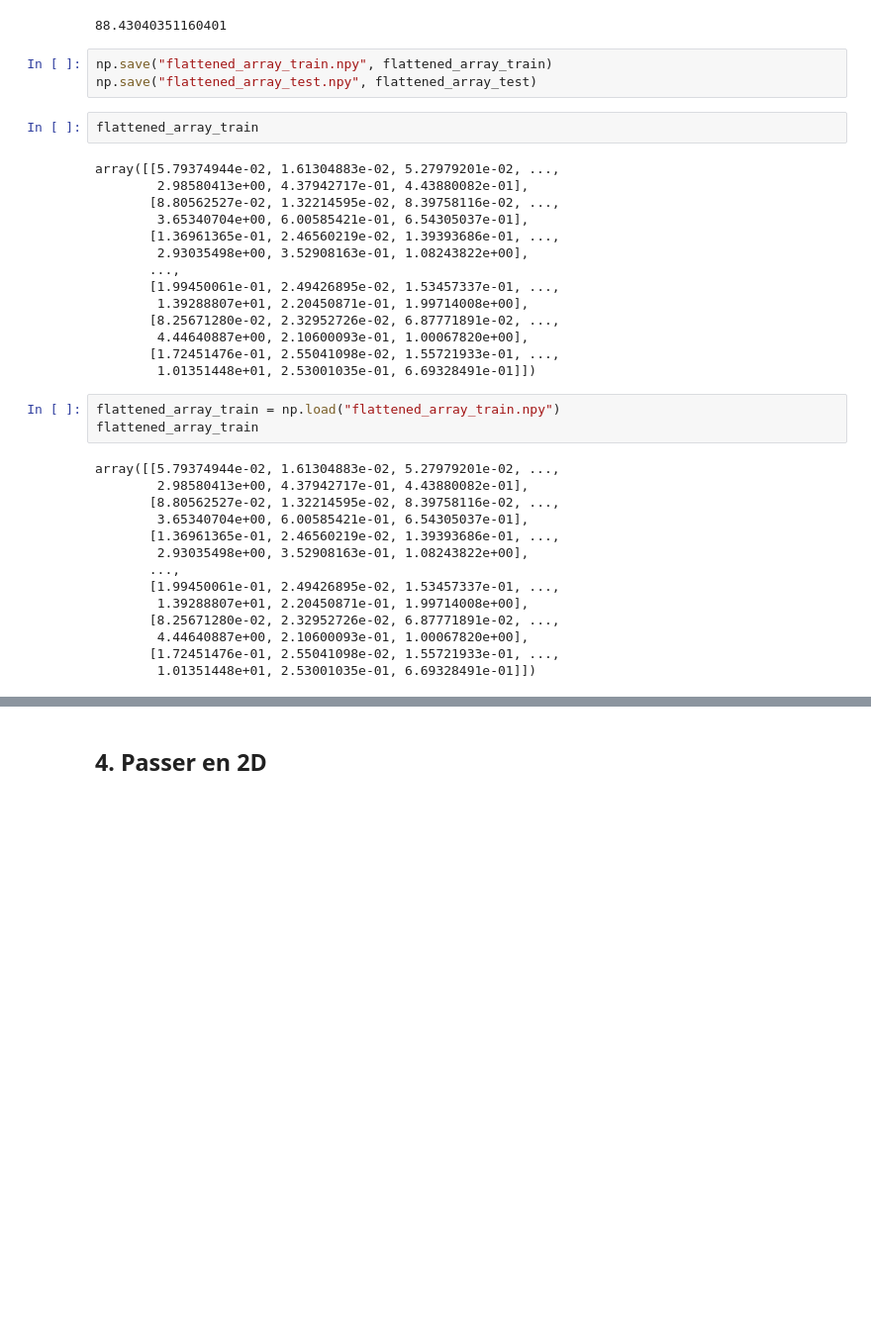
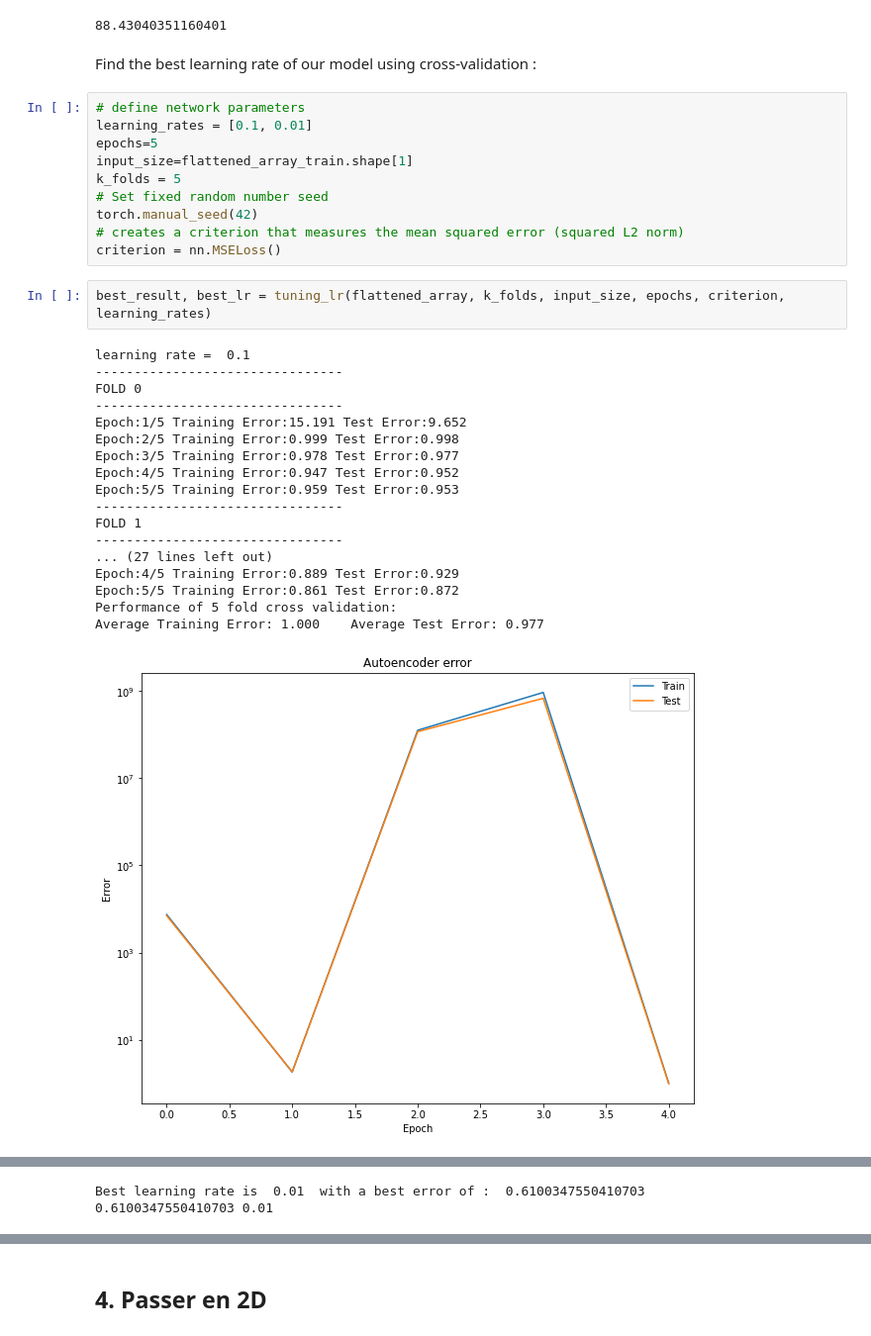
Before and after one commit to CS-433/ml-project-2-thevipers2, a Jupyter notebook: main.ipynb, the cells around one changed output, grey strips where cells are left out. Shown at 99% size. Saved outputs shown, nothing was run; the diff lists cells and outputs as text; blank space fills up the shorter version.

Commit message:
cross valid for lr added

```diff
--- a/main.ipynb
+++ b/main.ipynb
@@ -269,39 +271,36 @@ Performance of 5 fold cross validation:
 Average Training Error: 98.758   Average Test Error: 88.430
 [figure]
 88.43040351160401
-# %%
-np.save("flattened_array_train.npy", flattened_array_train)
-np.save("flattened_array_test.npy", flattened_array_test)
-# %%
-flattened_array_train
-# %% [output]
-array([[5.79374944e-02, 1.61304883e-02, 5.27979201e-02, ...,
-        2.98580413e+00, 4.37942717e-01, 4.43880082e-01],
-       [8.80562527e-02, 1.32214595e-02, 8.39758116e-02, ...,
-        3.65340704e+00, 6.00585421e-01, 6.54305037e-01],
-       [1.36961365e-01, 2.46560219e-02, 1.39393686e-01, ...,
-        2.93035498e+00, 3.52908163e-01, 1.08243822e+00],
-       ...,
-       [1.99450061e-01, 2.49426895e-02, 1.53457337e-01, ...,
-        1.39288807e+01, 2.20450871e-01, 1.99714008e+00],
-       [8.25671280e-02, 2.32952726e-02, 6.87771891e-02, ...,
-        4.44640887e+00, 2.10600093e-01, 1.00067820e+00],
-       [1.72451476e-01, 2.55041098e-02, 1.55721933e-01, ...,
-        1.01351448e+01, 2.53001035e-01, 6.69328491e-01]])
-# %%
-flattened_array_train = np.load("flattened_array_train.npy")
-flattened_array_train
-# %% [output]
-array([[5.79374944e-02, 1.61304883e-02, 5.27979201e-02, ...,
-        2.98580413e+00, 4.37942717e-01, 4.43880082e-01],
-       [8.80562527e-02, 1.32214595e-02, 8.39758116e-02, ...,
-        3.65340704e+00, 6.00585421e-01, 6.54305037e-01],
-       [1.36961365e-01, 2.46560219e-02, 1.39393686e-01, ...,
-        2.93035498e+00, 3.52908163e-01, 1.08243822e+00],
-       ...,
-       [1.99450061e-01, 2.49426895e-02, 1.53457337e-01, ...,
-        1.39288807e+01, 2.20450871e-01, 1.99714008e+00],
-       [8.25671280e-02, 2.32952726e-02, 6.87771891e-02, ...,
-        4.44640887e+00, 2.10600093e-01, 1.00067820e+00],
-       [1.72451476e-01, 2.55041098e-02, 1.55721933e-01, ...,
-        1.01351448e+01, 2.53001035e-01, 6.69328491e-01]])
+# %% [markdown]
+Find the best learning rate of our model using cross-validation :
+# %%
+# define network parameters
+learning_rates = [0.1, 0.01]
+epochs=5
+input_size=flattened_array_train.shape[1]
+k_folds = 5
+# Set fixed random number seed
+torch.manual_seed(42)
+# creates a criterion that measures the mean squared error (squared L2 norm)
+criterion = nn.MSELoss()
+# %%
+best_result, best_lr = tuning_lr(flattened_array, k_folds, input_size, epochs, criterion, learning_rates)
+# %% [output]
+learning rate =  0.1
+--------------------------------
+FOLD 0
+--------------------------------
+Epoch:1/5 Training Error:15.191 Test Error:9.652
+Epoch:2/5 Training Error:0.999 Test Error:0.998
+Epoch:3/5 Training Error:0.978 Test Error:0.977
+Epoch:4/5 Training Error:0.947 Test Error:0.952
+Epoch:5/5 Training Error:0.959 Test Error:0.953
+--------------------------------
+FOLD 1
+--------------------------------
+... (27 lines left out)
+Epoch:4/5 Training Error:0.889 Test Error:0.929
+Epoch:5/5 Training Error:0.861 Test Error:0.872
+Performance of 5 fold cross validation:
+Average Training Error: 1.000    Average Test Error: 0.977
+[figure, added]
@@ -308 +325,3 @@ array([[5.79374944e-02, 1.61304883e-02, 5.27979201e-02, ...,
+Best learning rate is  0.01  with a best error of :  0.6100347550410703
+0.6100347550410703 0.01
 # %%
```
Also changed, not shown: parts of 6 cells of this notebook, 1 other file.
